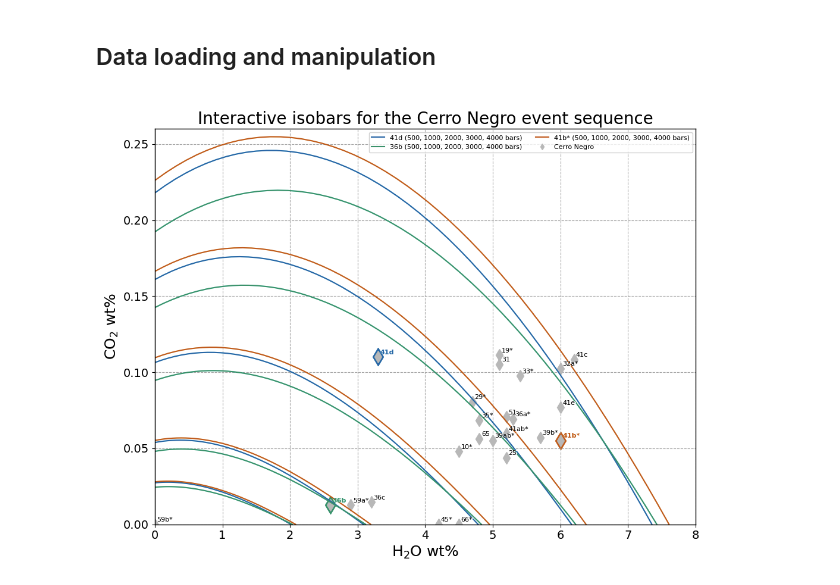
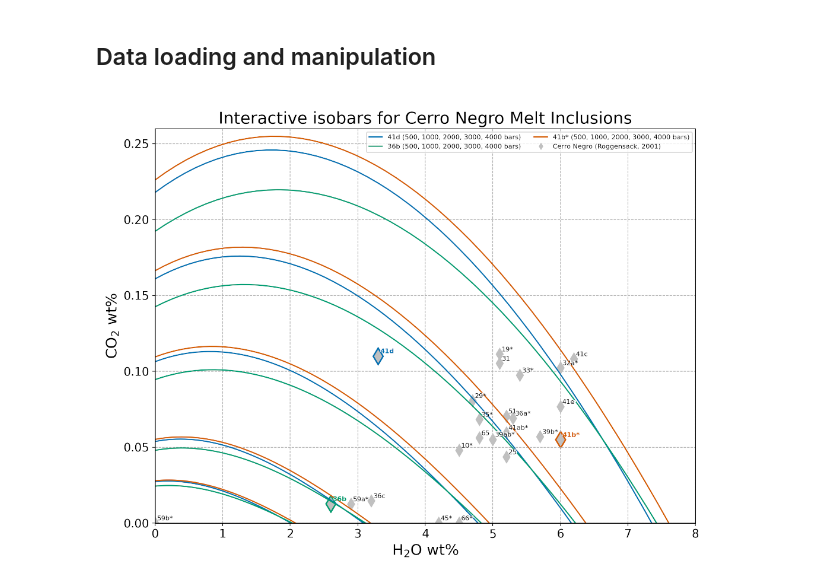
Before and after one commit to curvenote-submit/iacovino2021, a Jupyter notebook: NotebooksNow/Interaction1_plotting.ipynb, the cells around one changed output. Drawn from its saved outputs; the diff is of its cells as text; code cells hidden in the pictures.

Commit message:
Add to requirements.txt, edit plot title and legend

```diff
--- a/NotebooksNow/Interaction1_plotting.ipynb
+++ b/NotebooksNow/Interaction1_plotting.ipynb
@@ -57,12 +57,12 @@ class InteractiveIsobars:
                 custom_colors=['silver'],
                 custom_symbols=['d'])
         self.fig.canvas.header_visible = False
-        self.fig.canvas.toolbar_visible = True
+        self.fig.canvas.toolbar_visible = False
         self.fig.canvas.footer_visible = True
         self.fig.canvas.resizable = False
         self.fig.canvas.margin_top = '0px'
         self.fig.subplots_adjust()
-        plt.title('Interactive isobars for the Cerro Negro event sequence')
+        plt.title('Interactive isobars for Cerro Negro Melt Inclusions')
         plt.suptitle('')
         plt.grid(True, linestyle="--")
 
@@ -100,7 +100,7 @@ class InteractiveIsobars:
                        ncol=2,
                        fancybox=True,
                        handles=[*[obj.isobars[0] for obj in ordered], lines[0]],
-                       labels=[*[obj.label for obj in ordered], 'Cerro Negro'], markerscale=0.5)
+                       labels=[*[obj.label for obj in ordered], 'Cerro Negro (Roggensack, 2001)'], markerscale=0.5)
 
         # pick event handler
         def on_pick(e):
@@ -117,31 +117,31 @@ class InteractiveIsobars:
                 del self.selected[ind]
                 texts[ind].set_color('black')
                 texts[ind].set_fontweight('normal')
                 rebuild_legend()
                 return
 
             # else plot a new isobar set
             color = next_color()
             x,y = x_data[ind], y_data[ind]
             # our point border is actually a new point
             point = self.ax.scatter(x,y, color=color, marker='d', s=230)
             # get smoothed isobar data, and plot direct with mpl
             isobar_data = v.vplot.smooth_isobars_and_isopleths(isobars=isobar_dict[sample_names[ind]])
             isobars = []
             for p, ib in isobar_data.groupby("Pressure"):
                 isobars.append(self.ax.plot(ib['H2O_liq'], ib['CO2_liq'], color=color)[0])
             texts[ind].set_color(color)
             texts[ind].set_fontweight('bold')
 
             # sort out legend
             pressures = [str(ib) for ib in isobar_data["Pressure"].unique()]
             label = f"{sample_names[ind]} ({', '.join(pressures)} bars)"
             self.selected[ind] = Selection(ind, e, point, isobars, label, color)
             rebuild_legend()
 
         cid = self.fig.canvas.mpl_connect('pick_event', on_pick)
         rebuild_legend()
 
 the_plot = InteractiveIsobars()
 # %% [output]
-[figure, old version]
+[figure, new version]
```
Also changed, not shown: 1 other file.
